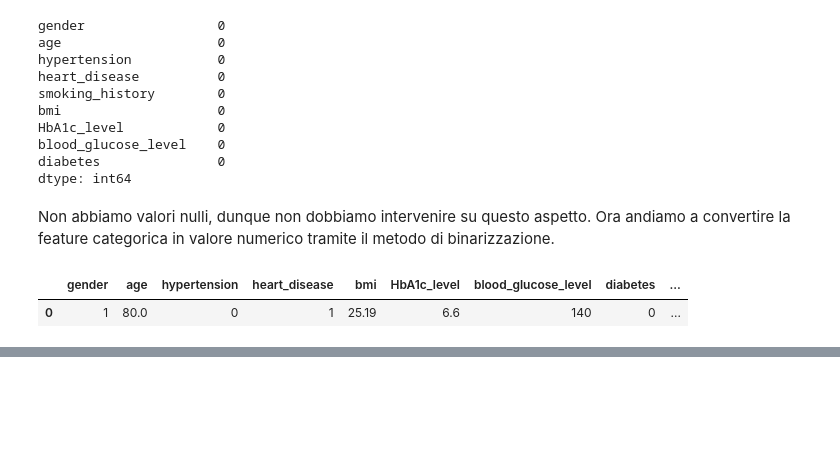
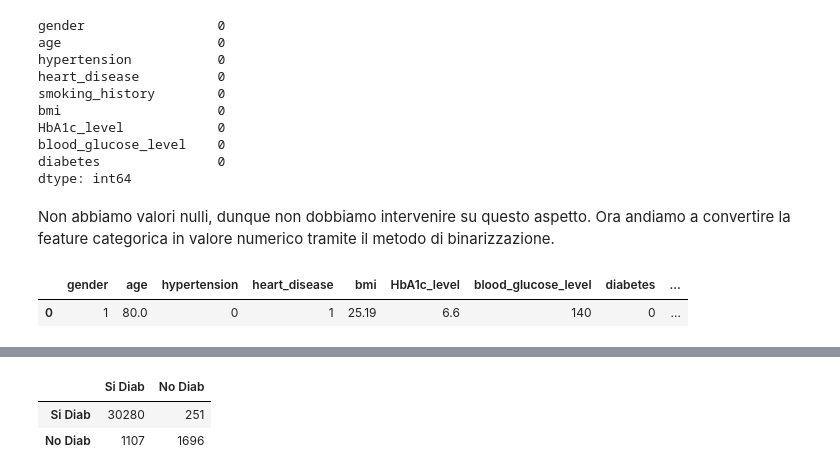
Before and after one commit to LorenzoRigoni/DIA24-Diabetes-Prediction, a Jupyter notebook: Diabetes_prediction.ipynb, the cells around one changed output, grey strips where cells are left out. Drawn from its saved outputs; the diff is of its cells as text; code cells hidden in the pictures; blank space fills up the shorter version.

```diff
--- a/Diabetes_prediction.ipynb
+++ b/Diabetes_prediction.ipynb
@@ -191,0 +283,3 @@ patients_num.head(1)
+# %%
+y_pred = log_gs.predict(X_val)
+print(classification_report(y_val, y_pred))
@@ -191,0 +295,9 @@ patients_num.head(1)
+# %%
+log_cm = confusion_matrix(y_val, y_pred)
+pd.DataFrame(log_cm,
+             index=["Si Diab", "No Diab"],
+             columns=["Si Diab", "No Diab"])
+# %% [output]
+|  | Si Diab | No Diab |
+| Si Diab | 30280 | 251 |
+| No Diab | 1107 | 1696 |
```
Also changed, not shown: parts of 20 cells of this notebook.
